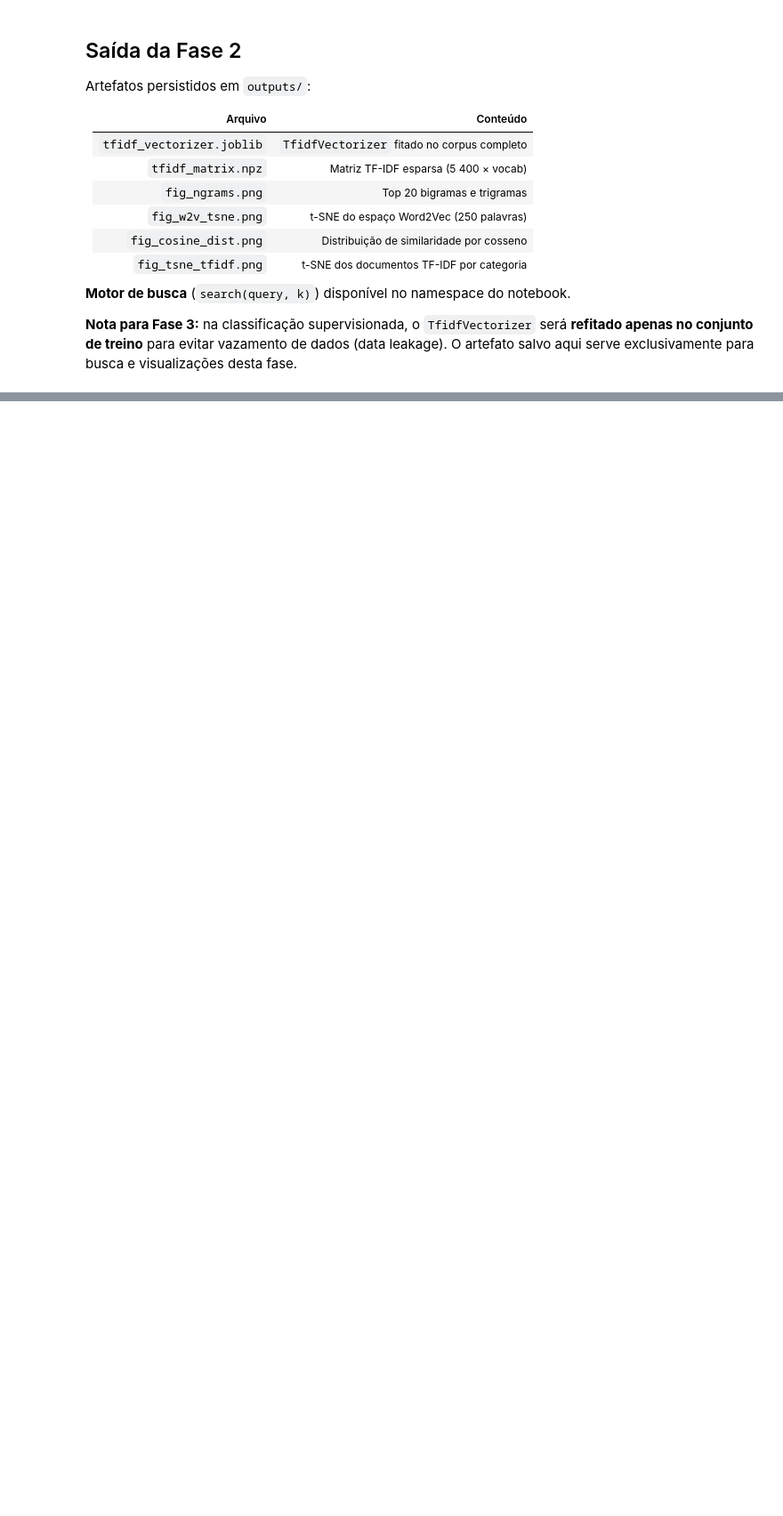
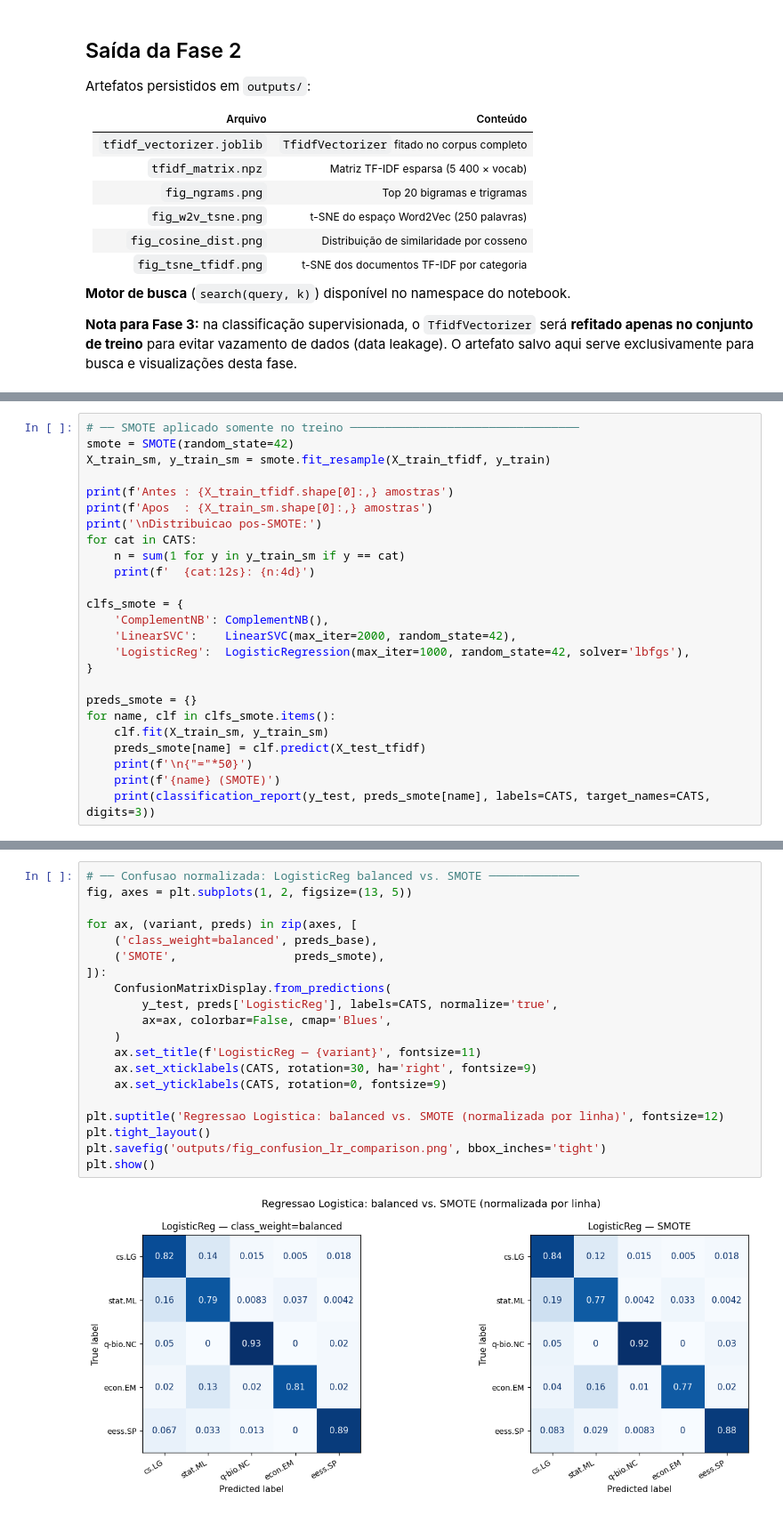
Before and after one commit to danimoreira90/arxiv-nlp-pipeline, a Jupyter notebook: notebook.ipynb, the cells around one changed output, grey strips where cells are left out. Shown at 89% size. Drawn from its saved outputs; the diff is of its cells as text; blank space fills up the shorter version.

```diff
--- a/notebook.ipynb
+++ b/notebook.ipynb
@@ -907,0 +1186,25 @@ Artefatos persistidos em `outputs/`:
+# %%
+# ── SMOTE aplicado somente no treino ─────────────────────────────────
+smote = SMOTE(random_state=42)
+X_train_sm, y_train_sm = smote.fit_resample(X_train_tfidf, y_train)
+
+print(f'Antes : {X_train_tfidf.shape[0]:,} amostras')
+print(f'Apos  : {X_train_sm.shape[0]:,} amostras')
+print('\nDistribuicao pos-SMOTE:')
+for cat in CATS:
+    n = sum(1 for y in y_train_sm if y == cat)
+    print(f'  {cat:12s}: {n:4d}')
+
+clfs_smote = {
+    'ComplementNB': ComplementNB(),
+    'LinearSVC':    LinearSVC(max_iter=2000, random_state=42),
+    'LogisticReg':  LogisticRegression(max_iter=1000, random_state=42, solver='lbfgs'),
+}
+
+preds_smote = {}
+for name, clf in clfs_smote.items():
+    clf.fit(X_train_sm, y_train_sm)
+    preds_smote[name] = clf.predict(X_test_tfidf)
+    print(f'\n{"="*50}')
+    print(f'{name} (SMOTE)')
+    print(classification_report(y_test, preds_smote[name], labels=CATS, target_names=CATS, digits=3))
@@ -907,0 +1257,22 @@ Artefatos persistidos em `outputs/`:
+# %%
+# ── Confusao normalizada: LogisticReg balanced vs. SMOTE ─────────────
+fig, axes = plt.subplots(1, 2, figsize=(13, 5))
+
+for ax, (variant, preds) in zip(axes, [
+    ('class_weight=balanced', preds_base),
+    ('SMOTE',                 preds_smote),
+]):
+    ConfusionMatrixDisplay.from_predictions(
+        y_test, preds['LogisticReg'], labels=CATS, normalize='true',
+        ax=ax, colorbar=False, cmap='Blues',
+    )
+    ax.set_title(f'LogisticReg — {variant}', fontsize=11)
+    ax.set_xticklabels(CATS, rotation=30, ha='right', fontsize=9)
+    ax.set_yticklabels(CATS, rotation=0, fontsize=9)
+
+plt.suptitle('Regressao Logistica: balanced vs. SMOTE (normalizada por linha)', fontsize=12)
+plt.tight_layout()
+plt.savefig('outputs/fig_confusion_lr_comparison.png', bbox_inches='tight')
+plt.show()
+# %% [output]
+[figure, added]
```
Also changed, not shown: parts of 20 cells of this notebook.
